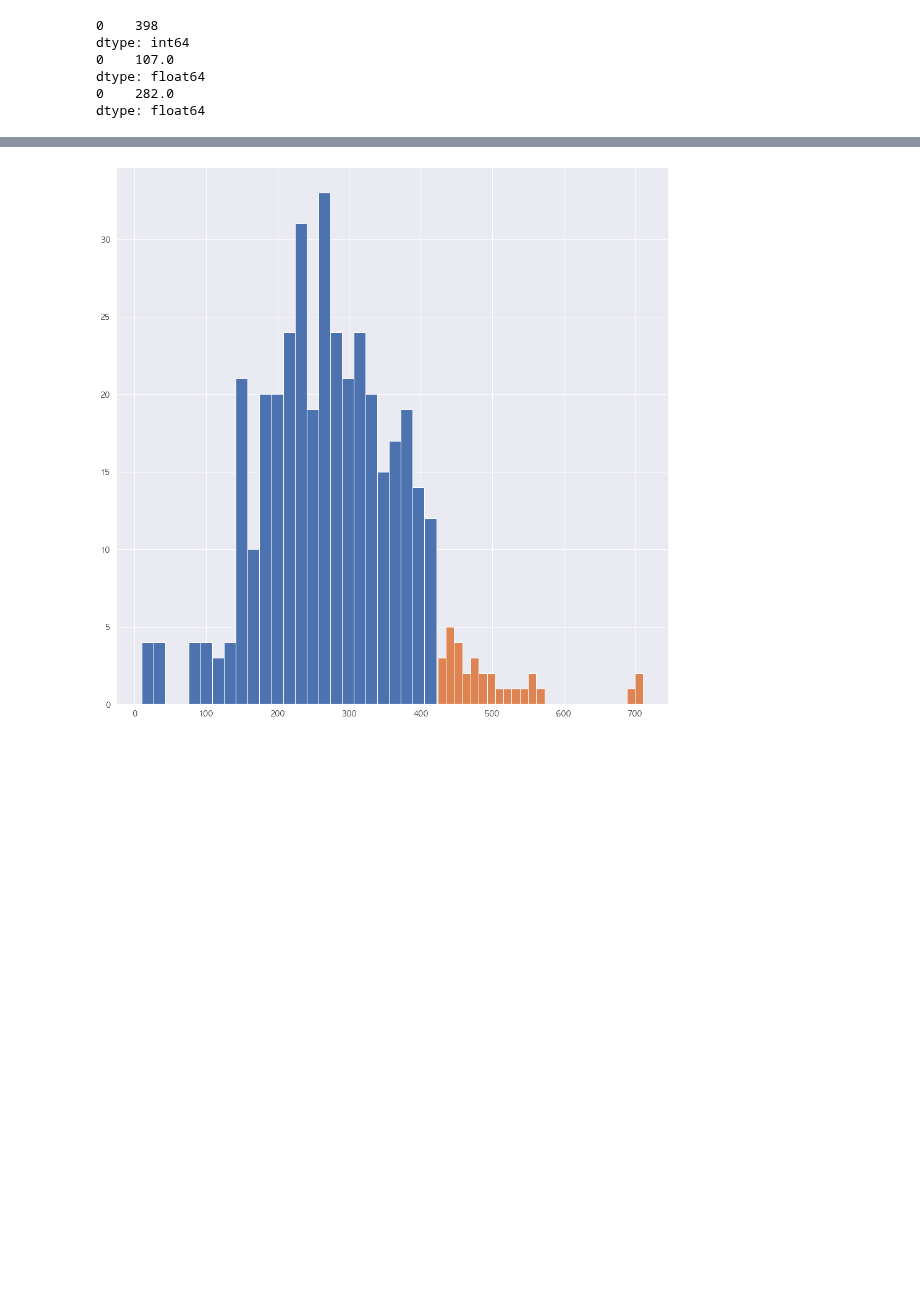
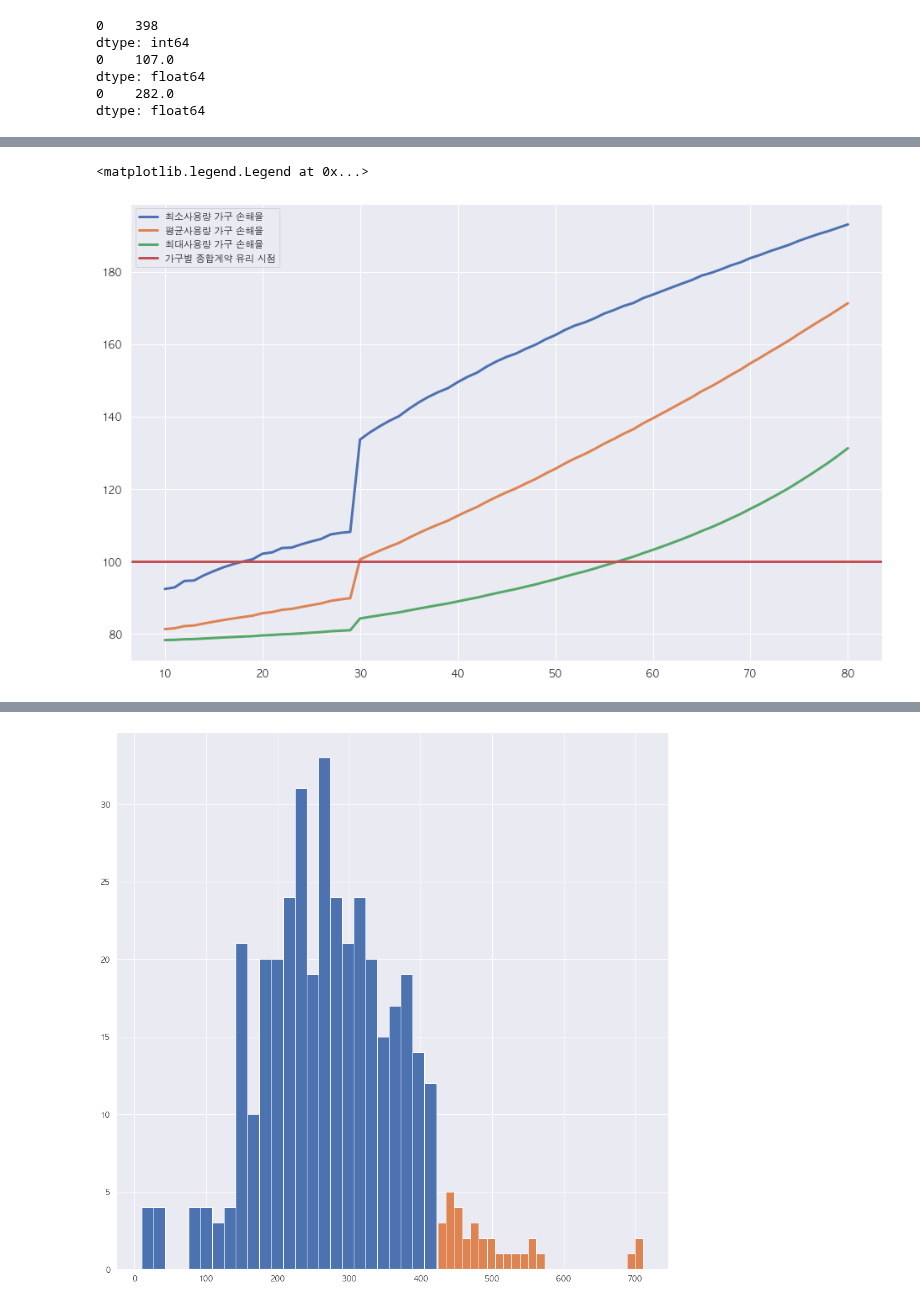
Before and after one commit to formegusto/contract-recommendation-system, a Jupyter notebook: prototype/notebook/documentation.ipynb, the cells around one changed output, grey strips where cells are left out. Cells and saved outputs as stored; diff of their text form; code cells hidden in the pictures; blank space fills up the shorter version.

Commit message:
loss ratio

```diff
--- a/prototype/notebook/documentation.ipynb
+++ b/prototype/notebook/documentation.ipynb
@@ -170,0 +219,36 @@ print(per_change_step)
+# %%
+comp = min_household['comp']
+single = min_household['single']
+
+min_loss_ratio = np.array([])
+
+for idx, c in enumerate(comp):
+    min_loss_ratio = np.append(min_loss_ratio, single[idx] / c * 100)
+
+comp = max_household['comp']
+single = max_household['single']
+
+max_loss_ratio = np.array([])
+
+for idx, c in enumerate(comp):
+    max_loss_ratio = np.append(max_loss_ratio, single[idx] / c * 100)
+
+comp = mean_household['comp']
+single = mean_household['single']
+
+mean_loss_ratio = np.array([])
+
+for idx, c in enumerate(comp):
+    mean_loss_ratio = np.append(mean_loss_ratio, single[idx] / c * 100)
+# %%
+plt.figure(figsize=(16, 10))
+
+plt.plot(range(min_per, max_per + 1),min_loss_ratio, label="최소사용량 가구 손해율", linewidth=3)
+plt.plot(range(min_per, max_per + 1),mean_loss_ratio, label="평균사용량 가구 손해율", linewidth=3)
+plt.plot(range(min_per, max_per + 1),max_loss_ratio, label="최대사용량 가구 손해율", linewidth=3)
+plt.axhline(100, linewidth=3, color='r', label='가구별 종합계약 유리 시점')
+
+plt.legend()
+# %% [output]
+<matplotlib.legend.Legend at 0x...>
+[figure, added]
```
Also changed, not shown: parts of 9 cells of this notebook, 1 other file.
